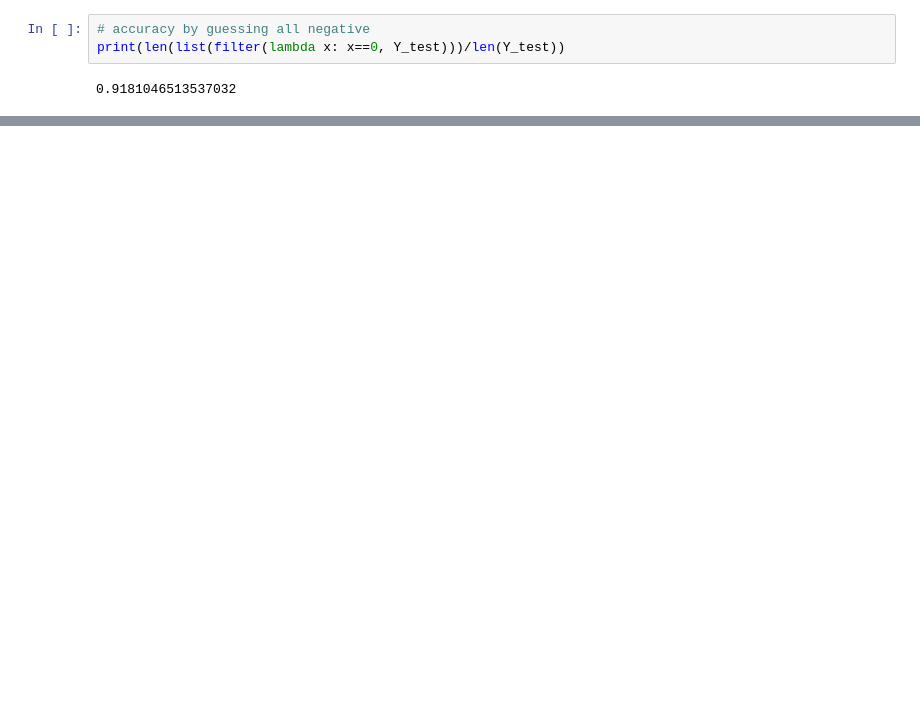
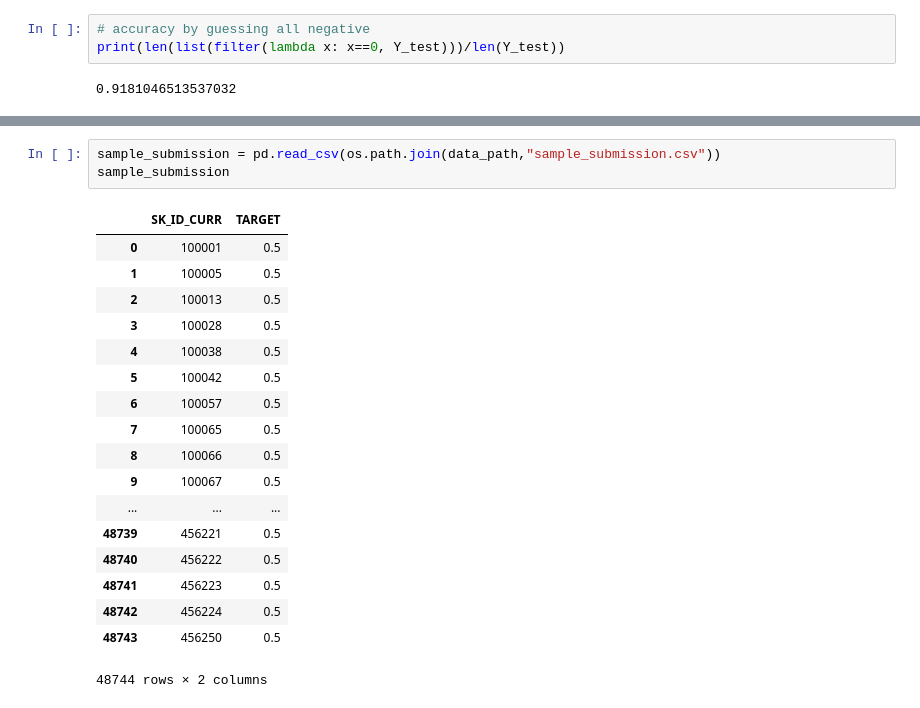
Before and after one commit to chanjeed/Homecredit, a Jupyter notebook: script/preprocessing.ipynb, the cells around one changed output, grey strips where cells are left out. Saved outputs shown, nothing was run; the diff lists cells and outputs as text; blank space fills up the shorter version.

```diff
--- a/script/preprocessing.ipynb
+++ b/script/preprocessing.ipynb
@@ -141,0 +259,22 @@ print(len(list(filter(lambda x: x==0, Y_test)))/len(Y_test))
+# %%
+sample_submission = pd.read_csv(os.path.join(data_path,"sample_submission.csv"))
+sample_submission
+# %% [output]
+|  | SK_ID_CURR | TARGET |
+| 0 | 100001 | 0.5 |
+| 1 | 100005 | 0.5 |
+| 2 | 100013 | 0.5 |
+| 3 | 100028 | 0.5 |
+| 4 | 100038 | 0.5 |
+| 5 | 100042 | 0.5 |
+| 6 | 100057 | 0.5 |
+| 7 | 100065 | 0.5 |
+| 8 | 100066 | 0.5 |
+| 9 | 100067 | 0.5 |
+| ... | ... | ... |
+| 48739 | 456221 | 0.5 |
+| 48740 | 456222 | 0.5 |
+| 48741 | 456223 | 0.5 |
+| 48742 | 456224 | 0.5 |
+| 48743 | 456250 | 0.5 |
+48744 rows × 2 columns
```
Also changed, not shown: parts of 21 cells of this notebook, 1 other file.
